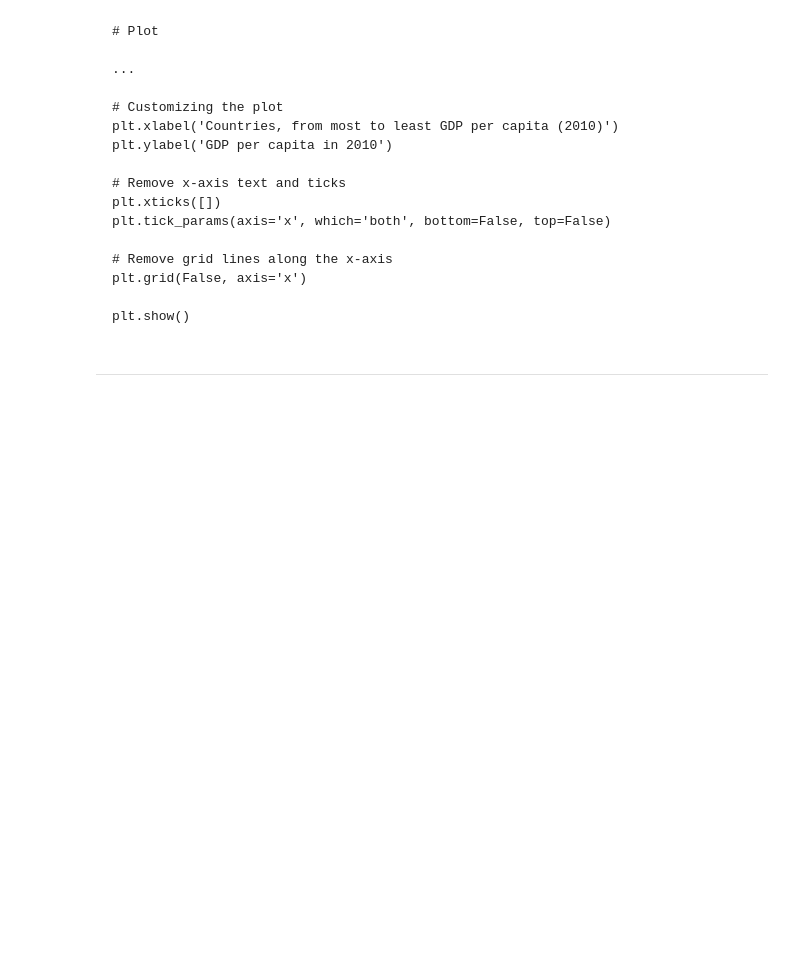
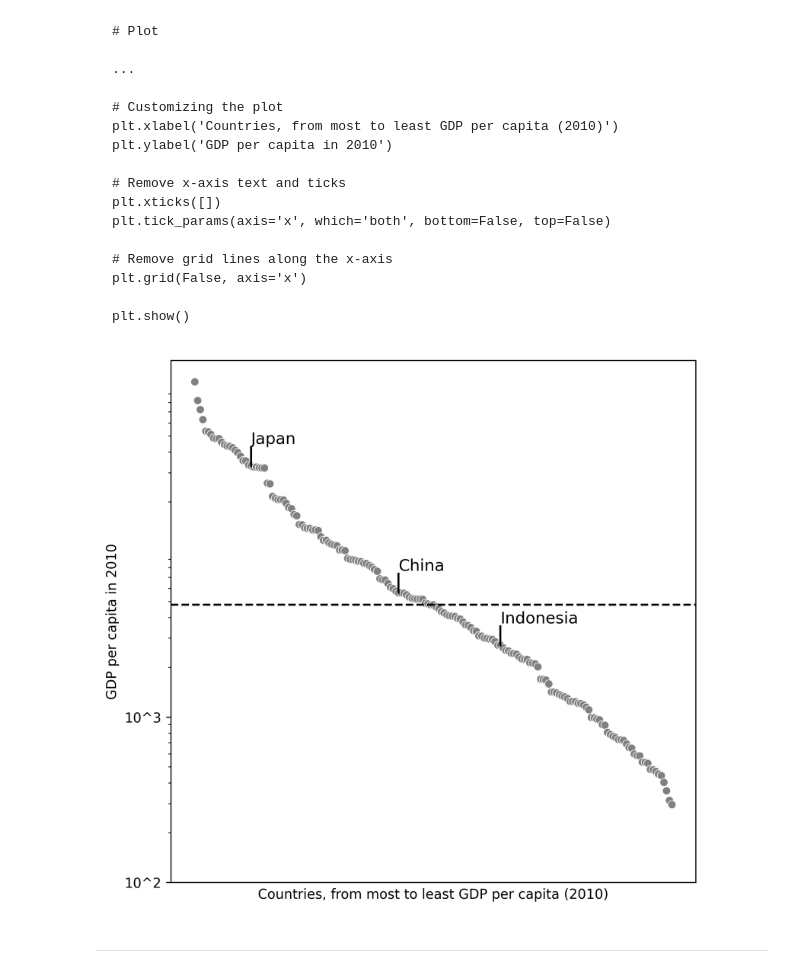
Before and after one commit to Leroymilo/DataVis, a Jupyter notebook: L1/AdriaanL_AcadWrit_DataViz_Lesson1.ipynb, the cells around one changed output. Cells and saved outputs as stored; diff of their text form; code cells hidden in the pictures; blank space fills up the shorter version.

````diff
--- a/L1/AdriaanL_AcadWrit_DataViz_Lesson1.ipynb
+++ b/L1/AdriaanL_AcadWrit_DataViz_Lesson1.ipynb
@@ -629,11 +644,11 @@ plt.figure(figsize=(7, 7), dpi=300)
 # Create the base scatter plot
 sns.scatterplot(x='Country',
                 y='Population_Ratio',
-                data=life_expectancy,
+                data=data,
                 color='grey')
 
 # Highlight specific countries
-highlight_countries = life_expectancy[life_expectancy['Country'].isin(['Japan', 'China', 'Indonesia'])]
+highlight_countries = data[data['Country'].isin(['Japan', 'China', 'Indonesia'])]
 
 # Add text labels for specific countries
 for i, row in highlight_countries.iterrows():
@@ -650,7 +665,7 @@ for i, row in highlight_countries.iterrows():
              color='black')
 
 # Add a horizontal line at the median Population_Ratio
-median_ratio = life_expectancy['Population_Ratio'].median()
+median_ratio = data['Population_Ratio'].median()
 plt.axhline(y=median_ratio,
             linestyle='dashed',
             color='black')
@@ -682,17 +697,13 @@ plt.show()
 Plot GDP_per_capita using log scale. Highlight the same countries as the example above.
 Use 10^2 until 10^5 y-axis ticks
 # %%
-# Dataset Preparation (no change)
-url = "https://www.dropbox.com/s/jr72bb2bpcxo725/life_expectancy.csv?raw=1"
-
-life_expectancy = pd.read_csv(url)
-life_expectancy = life_expectancy[life_expectancy['Year'] == 2010]
-life_expectancy = life_expectancy[['Country', 'GDP_per_capita']].dropna()
+data = life_expectancy[life_expectancy['Year'] == 2010]
+data = data[['Country', 'GDP_per_capita']].dropna()
 
 # Reorder countries by Population_Ratio in descending order
-life_expectancy = life_expectancy.sort_values(by='GDP_per_capita', ascending=False)
+data = data.sort_values(by='GDP_per_capita', ascending=False)
 
-life_expectancy
+data
 # %% [output]
 |  | Country | GDP_per_capita |
 | 2185 | Luxembourg | 106544 |
@@ -726,6 +737,59 @@ plt.grid(False, axis='x')
 
 plt.show()
 ```
+# %%
+plt.figure(figsize=(7, 7), dpi=300)
+print()
+# Create the base scatter plot
+sns.scatterplot(x='Country',
+                y='GDP_per_capita',
+                data=data,
+                color='grey')
+
+# Highlight specific countries
+highlight_countries = data[data['Country'].isin(['Japan', 'China', 'Indonesia'])]
+
+# Add text labels for specific countries
+for i, row in highlight_countries.iterrows():
+    plt.text(row['Country'],
+             row['GDP_per_capita'] * 1.3,
+             row['Country'],
+             horizontalalignment='left',
+             verticalalignment='bottom', size=12)
+
+# Add segments for specific countries
+for i, row in highlight_countries.iterrows():
+    plt.plot([row['Country'], row['Country']],
+             [row['GDP_per_capita'], row['GDP_per_capita'] *1.3],
+             color='black')
+
+# Add a horizontal line at the median Population_Ratio
+median_ratio = data['GDP_per_capita'].median()
+plt.axhline(y=median_ratio,
+            linestyle='dashed',
+            color='black')
+
+# Set y-axis to log scale
+plt.yscale('log')
+
+# Customize y-axis ticks and labels
+plt.yticks(ticks=[10**i for i in range(2, 4)],
+           labels=[f'10^{i}' for i in range(2, 4)])
+
+# Customizing the plot
+plt.xlabel('Countries, from most to least GDP per capita (2010)')
+plt.ylabel('GDP per capita in 2010')
+
+# Remove x-axis text and ticks
+plt.xticks([])
+plt.tick_params(axis='x', which='both', bottom=False, top=False)
+
+# Remove grid lines along the x-axis
+plt.grid(False, axis='x')
+
+plt.show()
+# %% [output]
+[figure, added]
 # %% [markdown]
 ---
 # %% [markdown]
````
Also changed, not shown: parts of 18 cells of this notebook.
